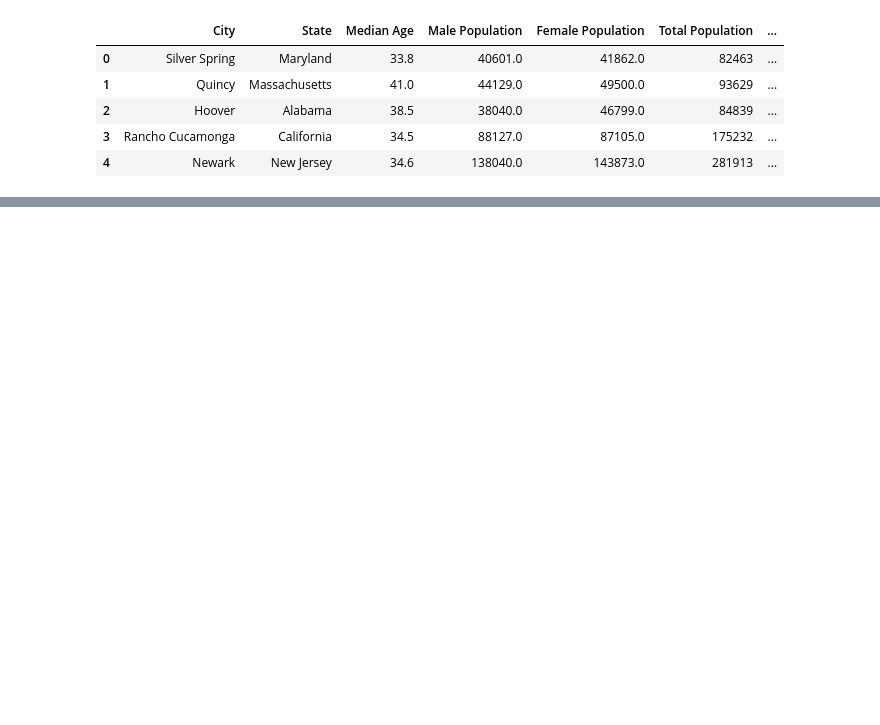
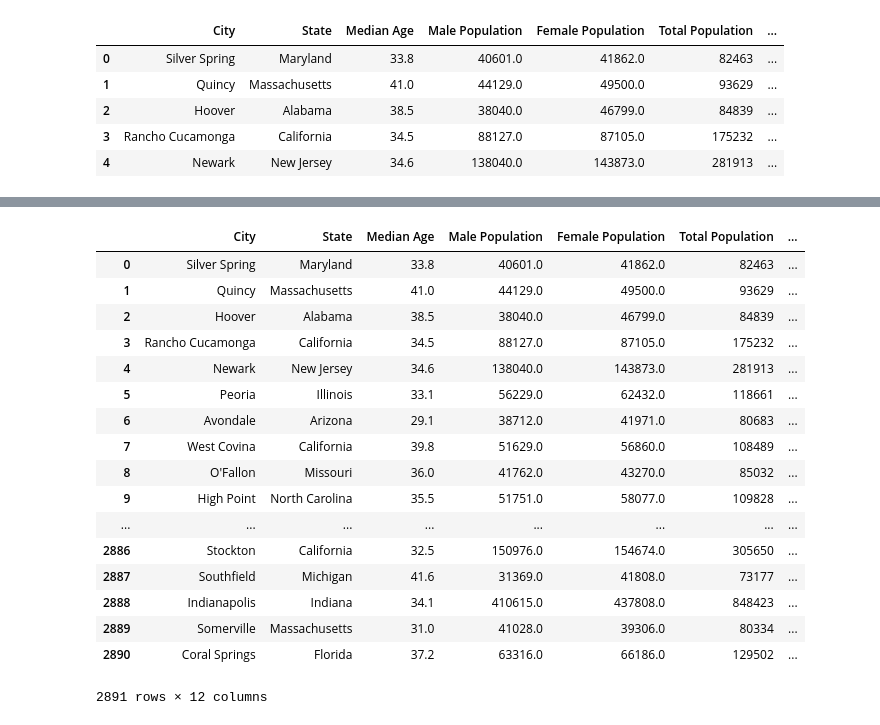
Before and after one commit to sahil350/us_immigrations, a Jupyter notebook: exploring.ipynb, the cells around one changed output, grey strips where cells are left out. Saved outputs shown, nothing was run; the diff lists cells and outputs as text; code cells hidden in the pictures; blank space fills up the shorter version.

```diff
--- a/exploring.ipynb
+++ b/exploring.ipynb
@@ -93,0 +178,21 @@ us_cities.head()
+# %%
+us_cities
+# %% [output]
+|  | City | State | Median Age | Male Population | Female Population | Total Population | ... |
+| 0 | Silver Spring | Maryland | 33.8 | 40601.0 | 41862.0 | 82463 | ... |
+| 1 | Quincy | Massachusetts | 41.0 | 44129.0 | 49500.0 | 93629 | ... |
+| 2 | Hoover | Alabama | 38.5 | 38040.0 | 46799.0 | 84839 | ... |
+| 3 | Rancho Cucamonga | California | 34.5 | 88127.0 | 87105.0 | 175232 | ... |
+| 4 | Newark | New Jersey | 34.6 | 138040.0 | 143873.0 | 281913 | ... |
+| 5 | Peoria | Illinois | 33.1 | 56229.0 | 62432.0 | 118661 | ... |
+| 6 | Avondale | Arizona | 29.1 | 38712.0 | 41971.0 | 80683 | ... |
+| 7 | West Covina | California | 39.8 | 51629.0 | 56860.0 | 108489 | ... |
+| 8 | O'Fallon | Missouri | 36.0 | 41762.0 | 43270.0 | 85032 | ... |
+| 9 | High Point | North Carolina | 35.5 | 51751.0 | 58077.0 | 109828 | ... |
+| ... | ... | ... | ... | ... | ... | ... | ... |
+| 2886 | Stockton | California | 32.5 | 150976.0 | 154674.0 | 305650 | ... |
+| 2887 | Southfield | Michigan | 41.6 | 31369.0 | 41808.0 | 73177 | ... |
+| 2888 | Indianapolis | Indiana | 34.1 | 410615.0 | 437808.0 | 848423 | ... |
+| 2889 | Somerville | Massachusetts | 31.0 | 41028.0 | 39306.0 | 80334 | ... |
+| 2890 | Coral Springs | Florida | 37.2 | 63316.0 | 66186.0 | 129502 | ... |
+2891 rows × 12 columns
```
Also changed, not shown: parts of 32 cells of this notebook, 1 other file.
